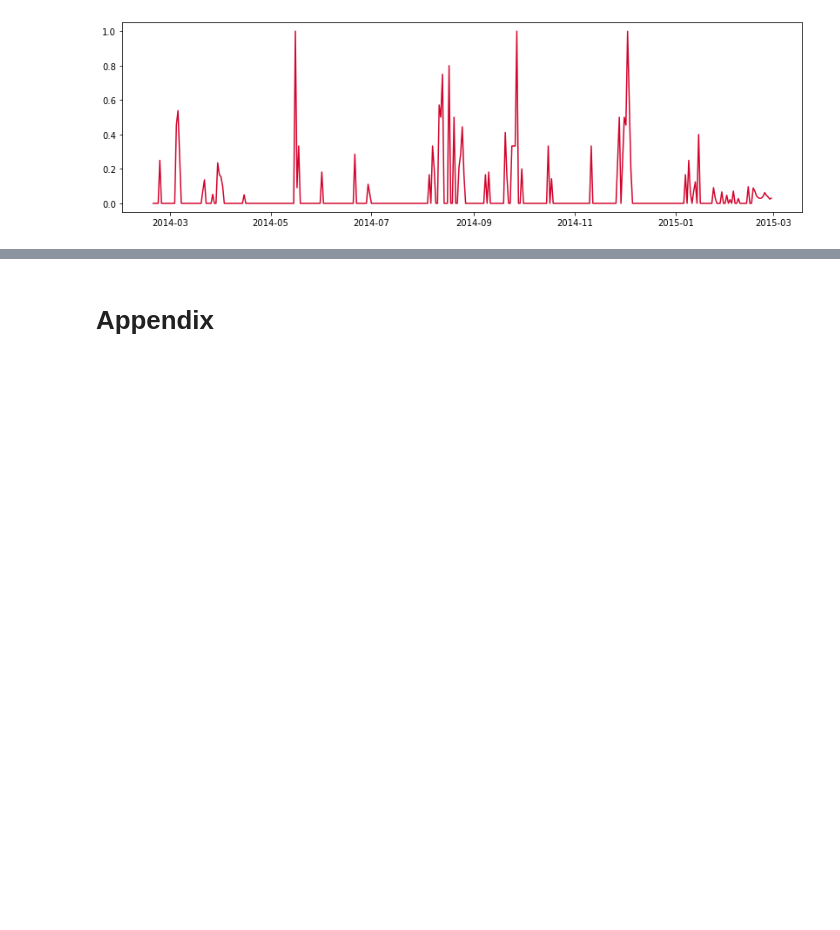
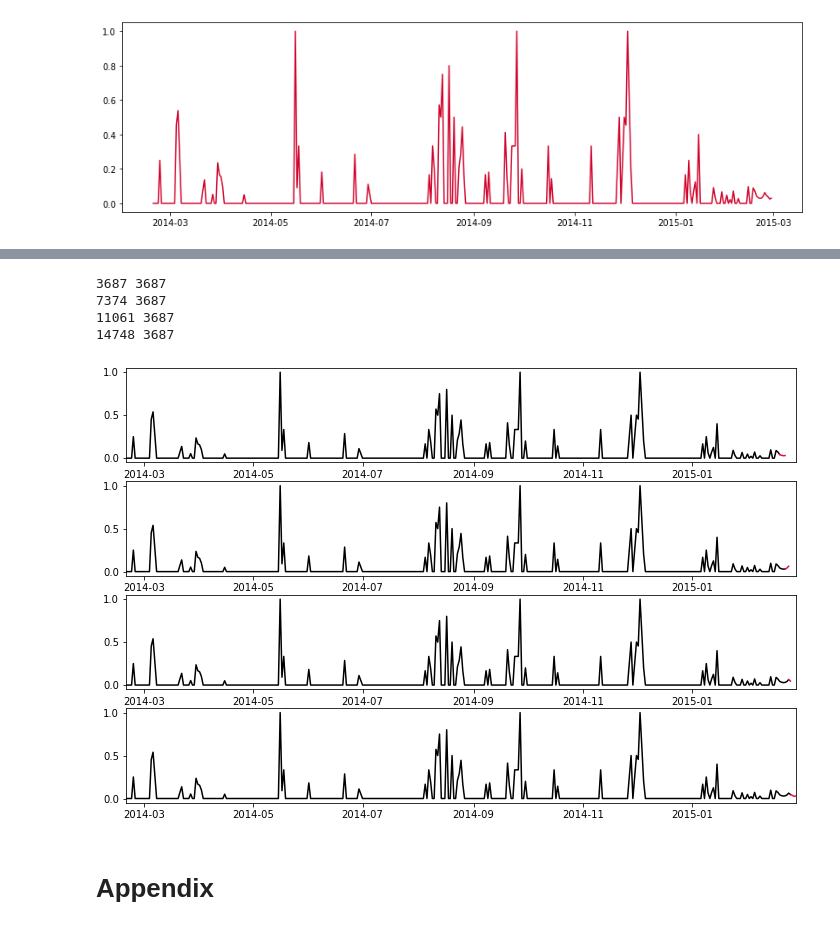
Before and after one commit to MekdiYilma/HumanitarianCrisisPrediction, a Jupyter notebook: notebooks/EDA_crisis_prediction.ipynb, the cells around one changed output, grey strips where cells are left out. Saved outputs shown, nothing was run; the diff lists cells and outputs as text; code cells hidden in the pictures; blank space fills up the shorter version.

```diff
--- a/notebooks/EDA_crisis_prediction.ipynb
+++ b/notebooks/EDA_crisis_prediction.ipynb
@@ -382,3 +438,23 @@ ax.plot(yemen_df0_selected[yemen_df0_selected.index > '2014-01-01'].index,
+# %%
+yemen_df0_trimmed = yemen_df0_selected[yemen_df0_selected.index > '2014-01-01']
+
+ts_split = TimeSeriesSplit(4)
+
+
+fig, ax = plt.subplots(4, figsize = (12,8))
+
+for idx, (train_idx, test_idx) in enumerate(ts_split.split(yemen_df0_trimmed)):
+    print(len(yemen_df0_trimmed.iloc[train_idx].index), len(yemen_df0_trimmed.iloc[test_idx]['sum']))
+    ax[idx].plot(yemen_df0_trimmed.iloc[train_idx].index, yemen_df0_trimmed.iloc[train_idx]['mean'].values, color='black')
+    ax[idx].plot(yemen_df0_trimmed.iloc[test_idx].index, yemen_df0_trimmed.iloc[test_idx]['mean'].values, color='#DC143C')
+
+    ax[idx].set_xlim(yemen_df0_trimmed.index.min(), yemen_df0_trimmed.index.max())
+# %% [output]
+3687 3687
+7374 3687
+11061 3687
+14748 3687
+[figure, added]
 # %% [markdown]
 # Appendix
 # %%
```
Also changed, not shown: parts of 7 cells of this notebook.
